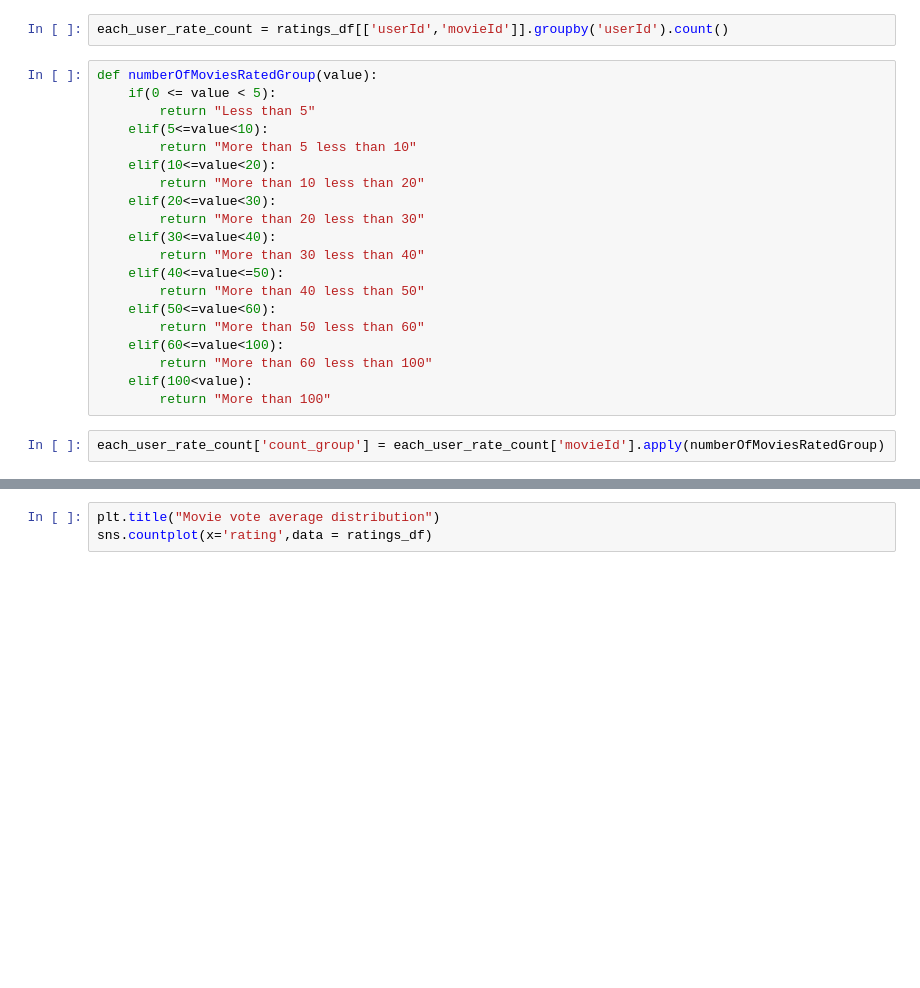
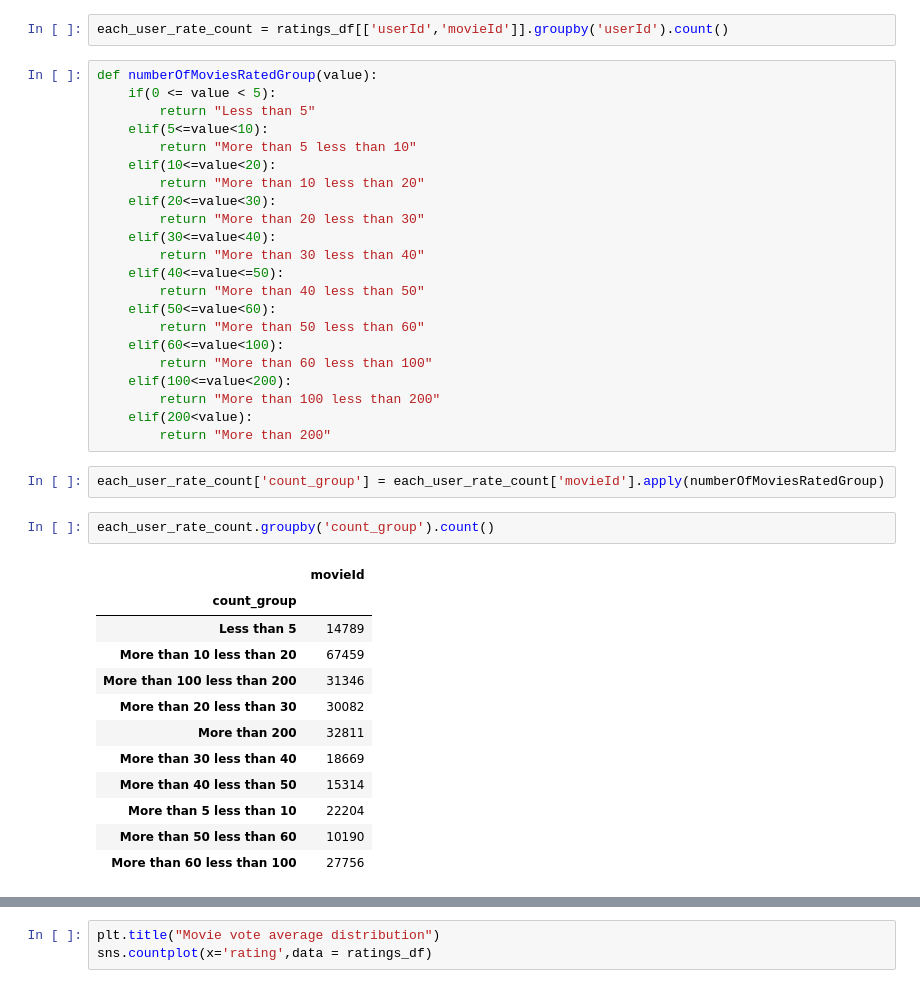
Before and after one commit to N3WBI3Y/Szakdolgozat, a Jupyter notebook: CollaborativeRecommentation.ipynb, the cells around one changed output, grey strips where cells are left out. Drawn from its saved outputs; the diff is of its cells as text; blank space fills up the shorter version.

```diff
--- a/CollaborativeRecommentation.ipynb
+++ b/CollaborativeRecommentation.ipynb
@@ -55,10 +54,27 @@ def numberOfMoviesRatedGroup(value):
         return "More than 50 less than 60"
     elif(60<=value<100):
         return "More than 60 less than 100"
-    elif(100<value):
-        return "More than 100"
+    elif(100<=value<200):
+        return "More than 100 less than 200"
+    elif(200<value):
+        return "More than 200"
 # %%
 each_user_rate_count['count_group'] = each_user_rate_count['movieId'].apply(numberOfMoviesRatedGroup)
+# %%
+each_user_rate_count.groupby('count_group').count()
+# %% [output]
+|  | movieId |
+| count_group |  |
+| Less than 5 | 14789 |
+| More than 10 less than 20 | 67459 |
+| More than 100 less than 200 | 31346 |
+| More than 20 less than 30 | 30082 |
+| More than 200 | 32811 |
+| More than 30 less than 40 | 18669 |
+| More than 40 less than 50 | 15314 |
+| More than 5 less than 10 | 22204 |
+| More than 50 less than 60 | 10190 |
+| More than 60 less than 100 | 27756 |
 # %%
 plt.xticks(rotation = 90)
 sns.countplot(x='count_group',data = each_user_rate_count)
```
Also changed, not shown: parts of 7 cells of this notebook.
